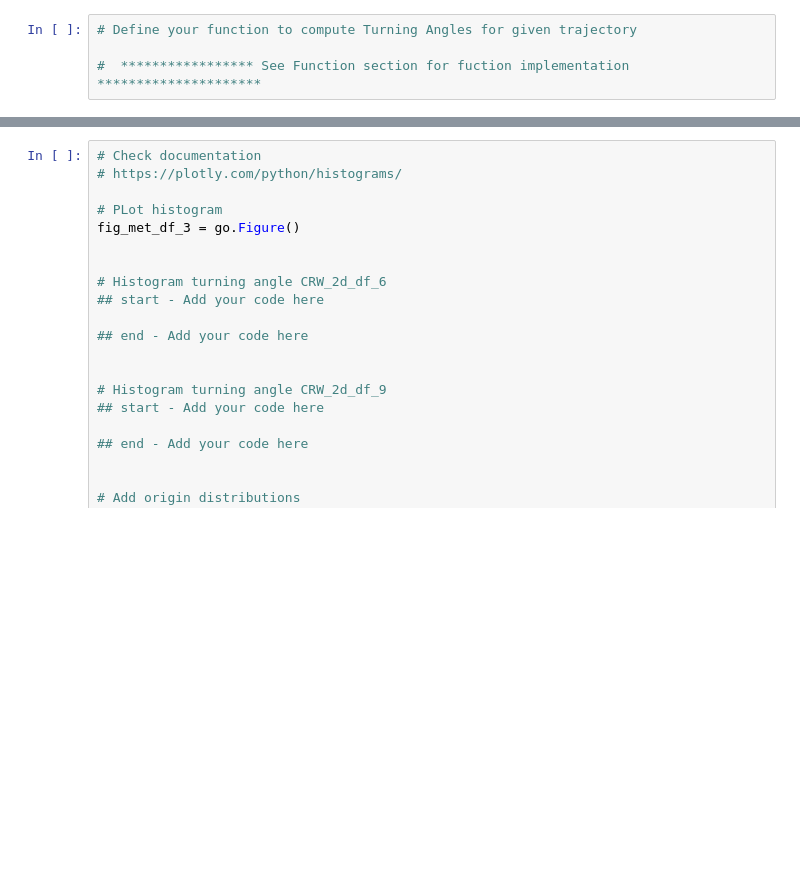
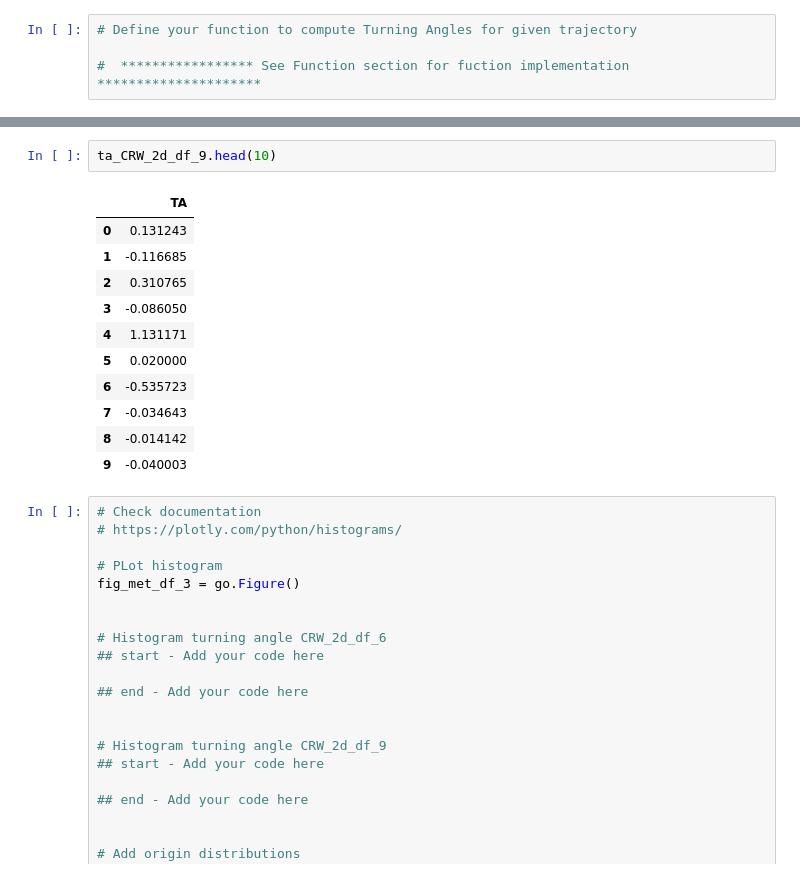
Before and after one commit to SofiaRguez1020/Topicos_Industria_I, a Jupyter notebook: TI_1_Practica3_Sofia_Rodriguez.ipynb, the cells around one changed output, grey strips where cells are left out. Drawn from its saved outputs; the diff is of its cells as text; blank space fills up the shorter version.

```diff
--- a/TI_1_Practica3_Sofia_Rodriguez.ipynb
+++ b/TI_1_Practica3_Sofia_Rodriguez.ipynb
@@ -423,3 +437,17 @@ ta_CRW_2d_df_9 = # Add your code here function(CRW_2d_df_9)
+# %%
+ta_CRW_2d_df_9.head(10)
+# %% [output]
+|  | TA |
+| 0 | 0.131243 |
+| 1 | -0.116685 |
+| 2 | 0.310765 |
+| 3 | -0.086050 |
+| 4 | 1.131171 |
+| 5 | 0.020000 |
+| 6 | -0.535723 |
+| 7 | -0.034643 |
+| 8 | -0.014142 |
+| 9 | -0.040003 |
 # %%
 # Check documentation
 # https://plotly.com/python/histograms/
```
Also changed, not shown: parts of 2 cells of this notebook.
